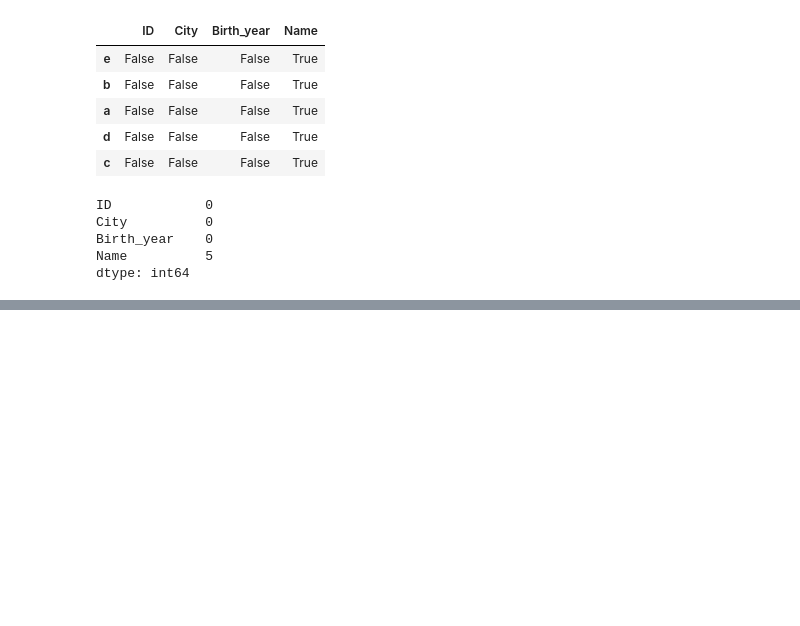
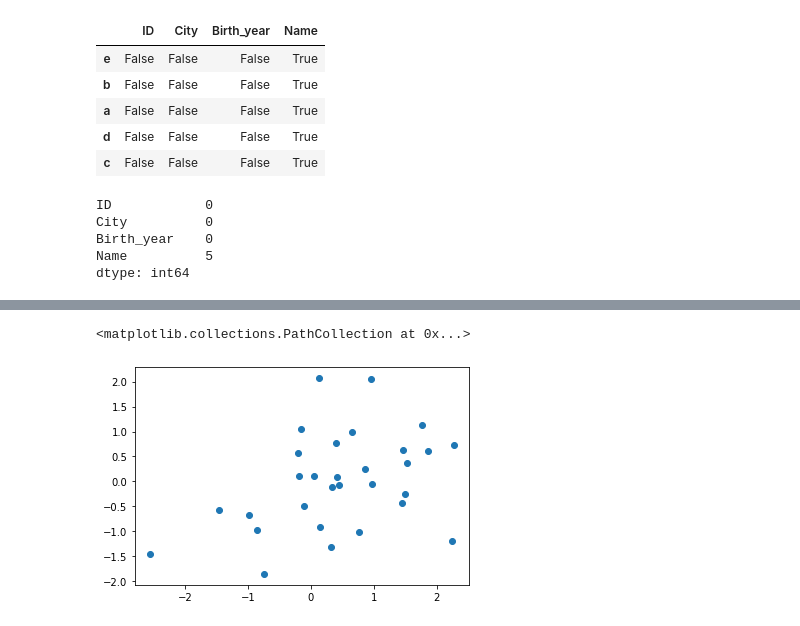
Before and after one commit to HidehikoMURAO/Data-Scientist-Training-Course, a Jupyter notebook: Chapter 2.ipynb, the cells around one changed output, grey strips where cells are left out. Cells and saved outputs as stored; diff of their text form; code cells hidden in the pictures; blank space fills up the shorter version.

```diff
--- a/Chapter 2.ipynb
+++ b/Chapter 2.ipynb
@@ -512,0 +546,6 @@ dtype: int64
+# %%
+# 以下でも散布図が描ける
+plt.scatter(x, y)
+# %% [output]
+<matplotlib.collections.PathCollection at 0x...>
+[figure, added]
```
Also changed, not shown: parts of 10 cells of this notebook, 2 other files.
